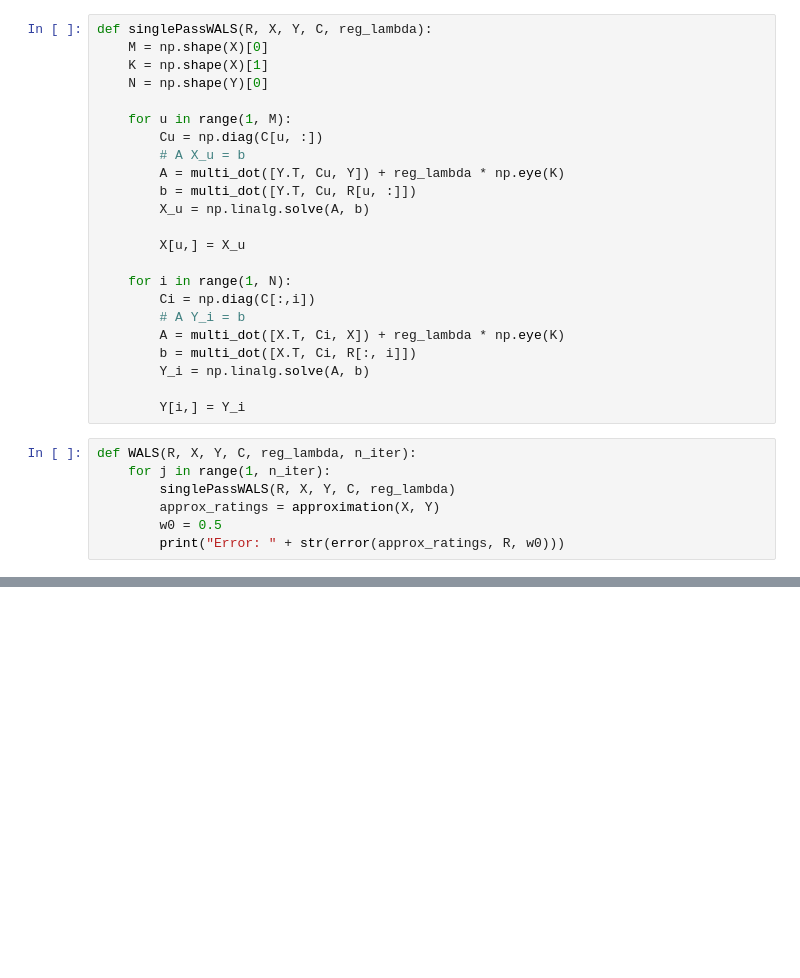
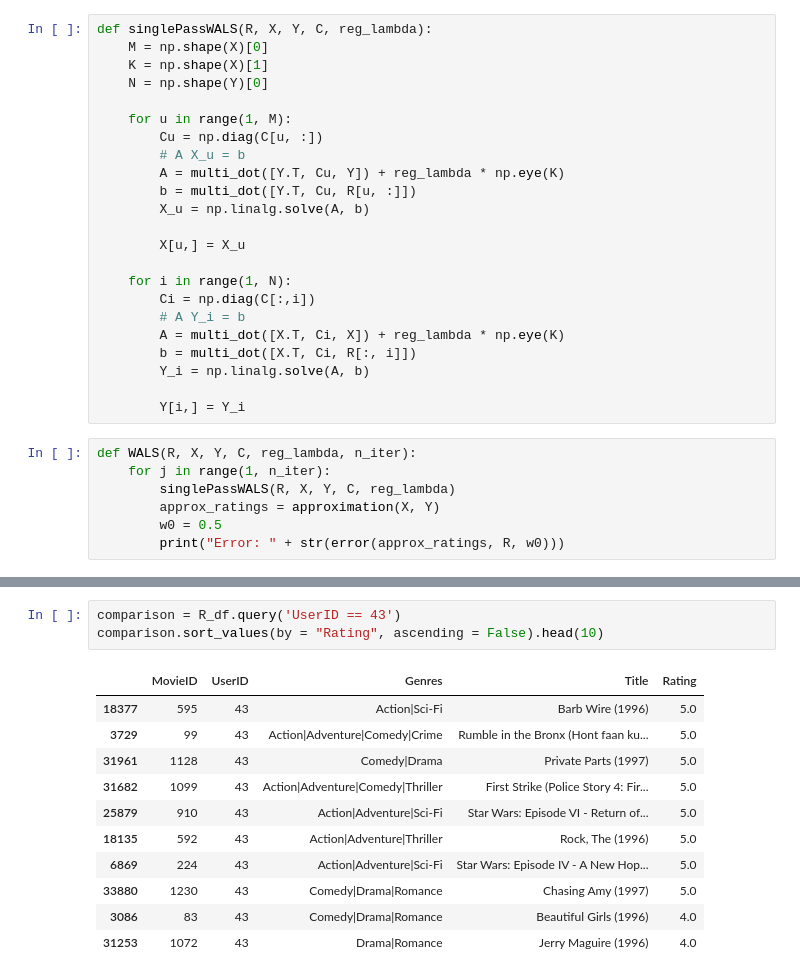
Before and after one commit to pindri/IRDV, a Jupyter notebook: IR_Exam/recommender.ipynb, the cells around one changed output, grey strips where cells are left out. Saved outputs shown, nothing was run; the diff lists cells and outputs as text; blank space fills up the shorter version.

```diff
--- a/IR_Exam/recommender.ipynb
+++ b/IR_Exam/recommender.ipynb
@@ -182,0 +228,15 @@ print(Test)
+# %%
+comparison = R_df.query('UserID == 43')
+comparison.sort_values(by = "Rating", ascending = False).head(10)
+# %% [output]
+|  | MovieID | UserID | Genres | Title | Rating |
+| 18377 | 595 | 43 | Action|Sci-Fi | Barb Wire (1996) | 5.0 |
+| 3729 | 99 | 43 | Action|Adventure|Comedy|Crime | Rumble in the Bronx (Hont faan ku... | 5.0 |
+| 31961 | 1128 | 43 | Comedy|Drama | Private Parts (1997) | 5.0 |
+| 31682 | 1099 | 43 | Action|Adventure|Comedy|Thriller | First Strike (Police Story 4: Fir... | 5.0 |
+| 25879 | 910 | 43 | Action|Adventure|Sci-Fi | Star Wars: Episode VI - Return of... | 5.0 |
+| 18135 | 592 | 43 | Action|Adventure|Thriller | Rock, The (1996) | 5.0 |
+| 6869 | 224 | 43 | Action|Adventure|Sci-Fi | Star Wars: Episode IV - A New Hop... | 5.0 |
+| 33880 | 1230 | 43 | Comedy|Drama|Romance | Chasing Amy (1997) | 5.0 |
+| 3086 | 83 | 43 | Comedy|Drama|Romance | Beautiful Girls (1996) | 4.0 |
+| 31253 | 1072 | 43 | Drama|Romance | Jerry Maguire (1996) | 4.0 |
```
Also changed, not shown: parts of 12 cells of this notebook.
